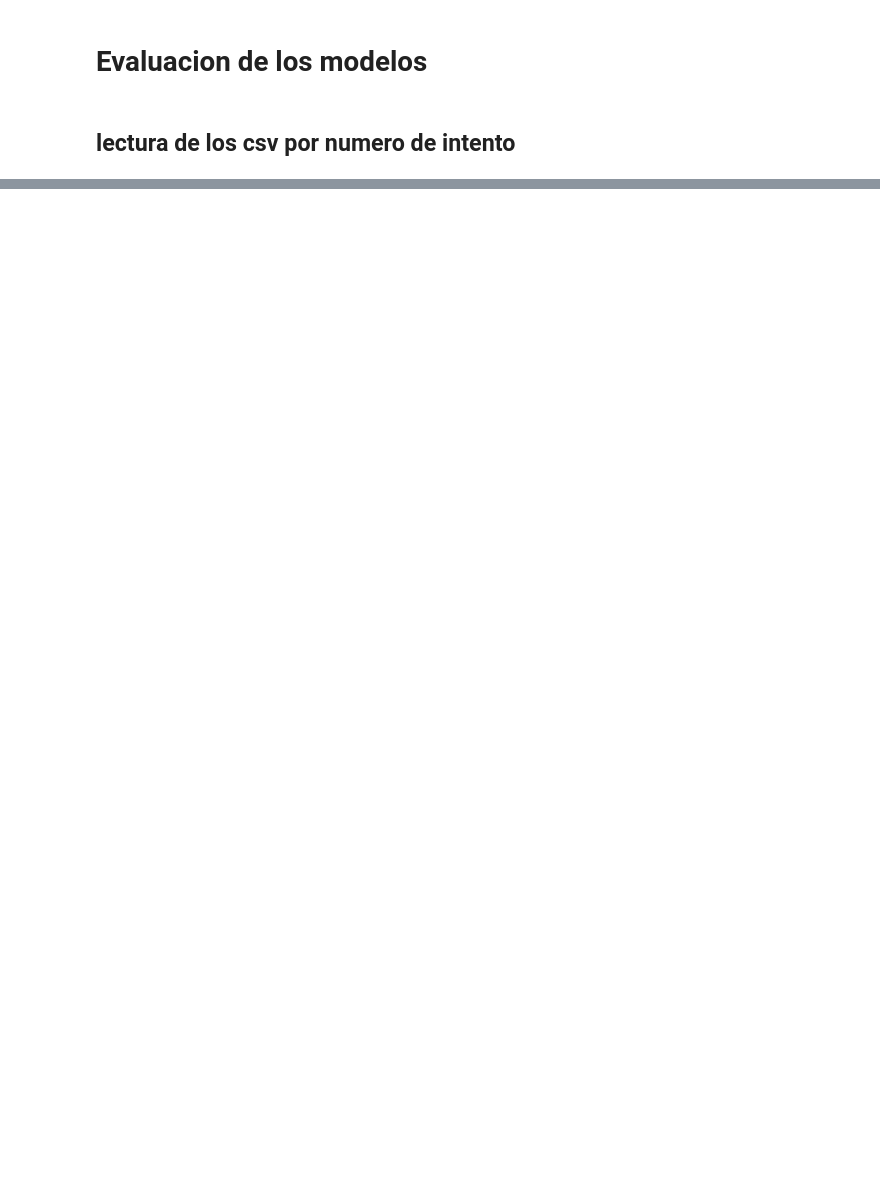
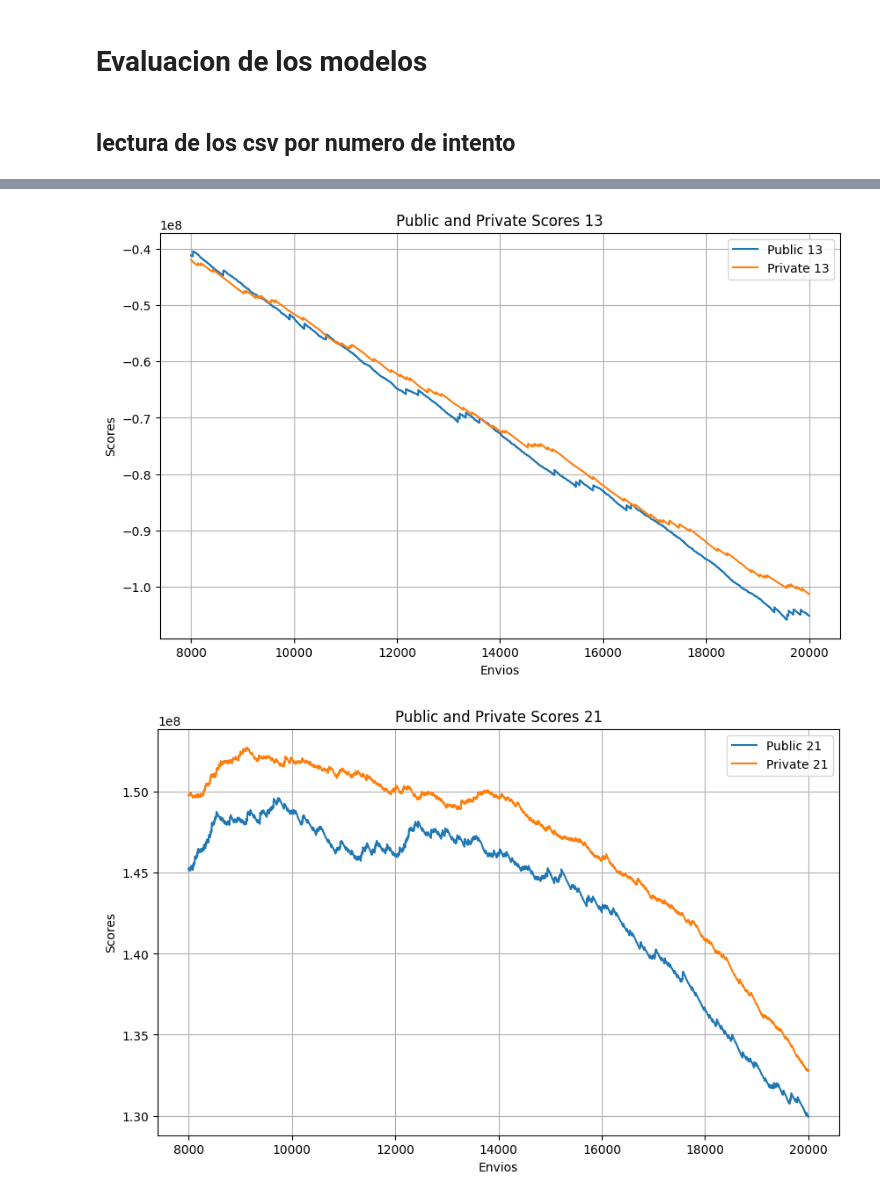
Before and after one commit to jgjuara/pipe-dmeyf24, a Jupyter notebook: testing/evaluacion.ipynb, the cells around one changed output, grey strips where cells are left out. Saved outputs shown, nothing was run; the diff lists cells and outputs as text; code cells hidden in the pictures; blank space fills up the shorter version.

```diff
--- a/testing/evaluacion.ipynb
+++ b/testing/evaluacion.ipynb
@@ -63,11 +97,10 @@ dataframes[0].head()
 # %%
-def plot_dataframes(dataframes):
+def plot_scores_mean(dataframe, trial):
     plt.figure(figsize=(10, 6))
-    for i, df in enumerate(dataframes):
-        plt.plot(df['nro_envios'], df['public_score_acumulado'], label=f'Public {df['model'].unique()}')
-        plt.plot(df['nro_envios'], df['private_score_acumulado'], label=f'Private {df['model'].unique()}')
+    plt.plot(dataframe['nro_envios'], dataframe['public_score_acumulado'], label=f'Public {i}')
+    plt.plot(dataframe['nro_envios'], dataframe['private_score_acumulado'], label=f'Private {i}')
 
-    plt.title('Public and Private Scores')
+    plt.title(f'Public and Private Scores {trial}')
     plt.xlabel('Envios')
     plt.ylabel('Scores')
     plt.legend(loc='best')
@@ -97,0 +109,9 @@ df.sort_values(by='private_score_acumulado', ascending=False)
+# %%
+for i in dataframes_concat['trial'].unique():
+    df = dataframes_concat[(dataframes_concat['trial'] == i) & (dataframes_concat['nro_envios'] > 8000) & (dataframes_concat['nro_envios'] < 20000)]
+    # calculate the mean of public and private scores, excluding non-numeric columns
+    df_mean = df.groupby('nro_envios').mean(numeric_only=True).reset_index()
+    plot_scores_mean(df_mean, i)
+# %% [output]
+[figure, added]
+[figure, added]
```
Also changed, not shown: parts of 9 cells of this notebook, 1 other file.
